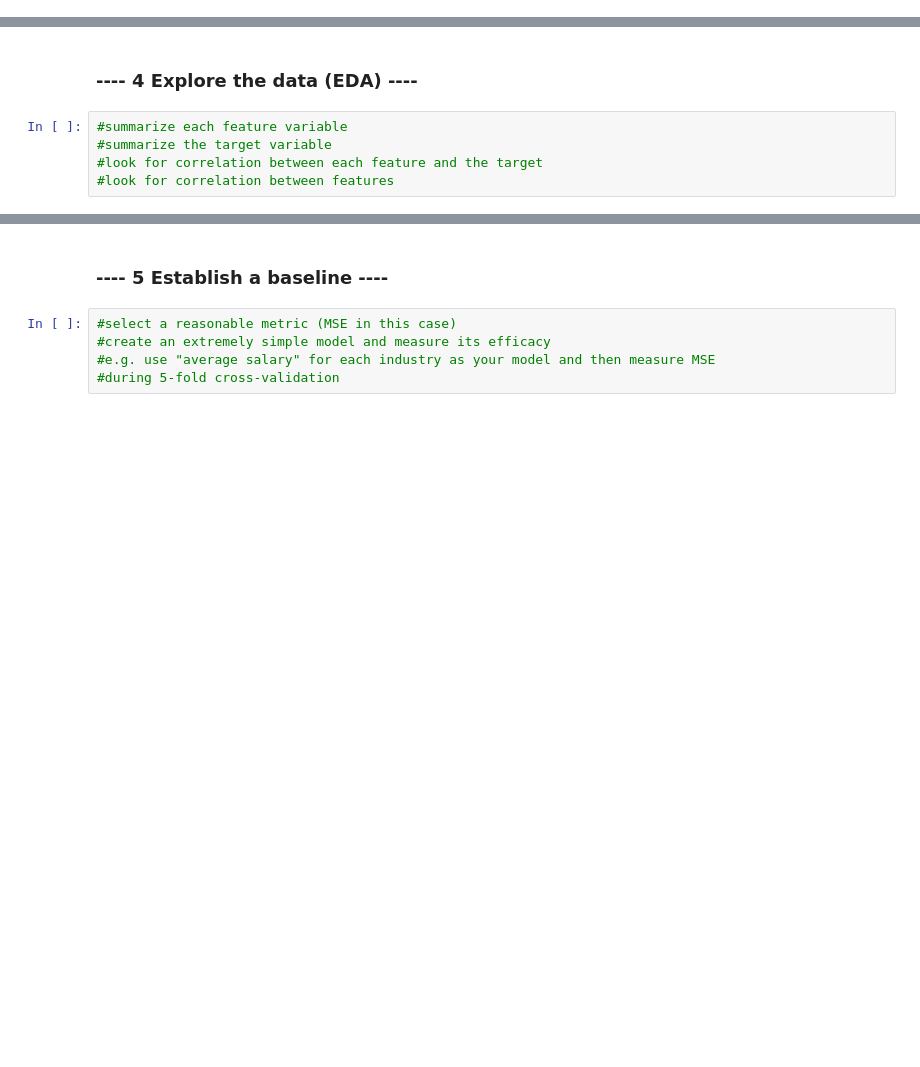
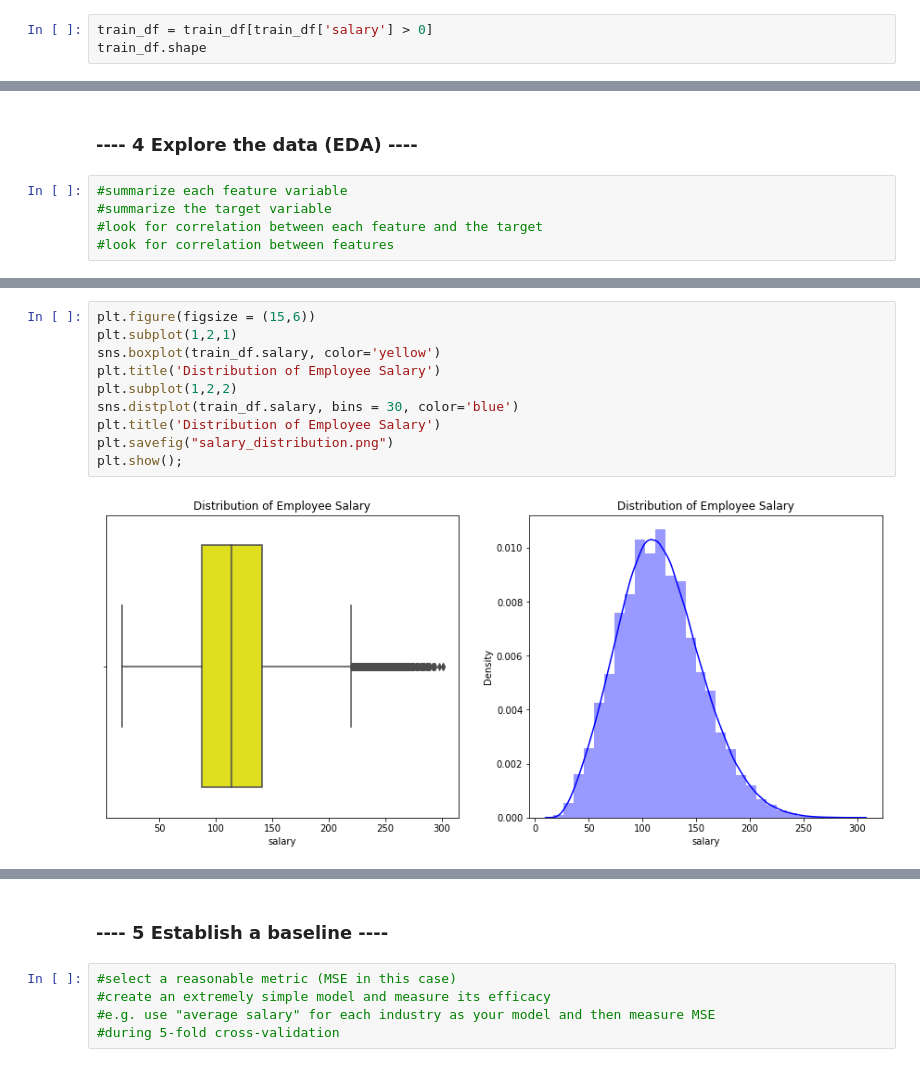
Before and after one commit to amsskumar/salarypredictionportfolio, a Jupyter notebook: Salary Prediction Notebook.ipynb, the cells around one changed output, grey strips where cells are left out. Cells and saved outputs as stored; diff of their text form; blank space fills up the shorter version.

```diff
--- a/Salary Prediction Notebook.ipynb
+++ b/Salary Prediction Notebook.ipynb
@@ -57,0 +76,3 @@ test_features_df.duplicated().sum()
+# %%
+train_df = train_df[train_df['salary'] > 0]
+train_df.shape
@@ -64,0 +113,12 @@ test_features_df.duplicated().sum()
+# %%
+plt.figure(figsize = (15,6))
+plt.subplot(1,2,1)
+sns.boxplot(train_df.salary, color='yellow')
+plt.title('Distribution of Employee Salary')
+plt.subplot(1,2,2)
+sns.distplot(train_df.salary, bins = 30, color='blue')
+plt.title('Distribution of Employee Salary')
+plt.savefig("salary_distribution.png")
+plt.show();
+# %% [output]
+[figure, added]
```
Also changed, not shown: parts of 8 cells of this notebook.
